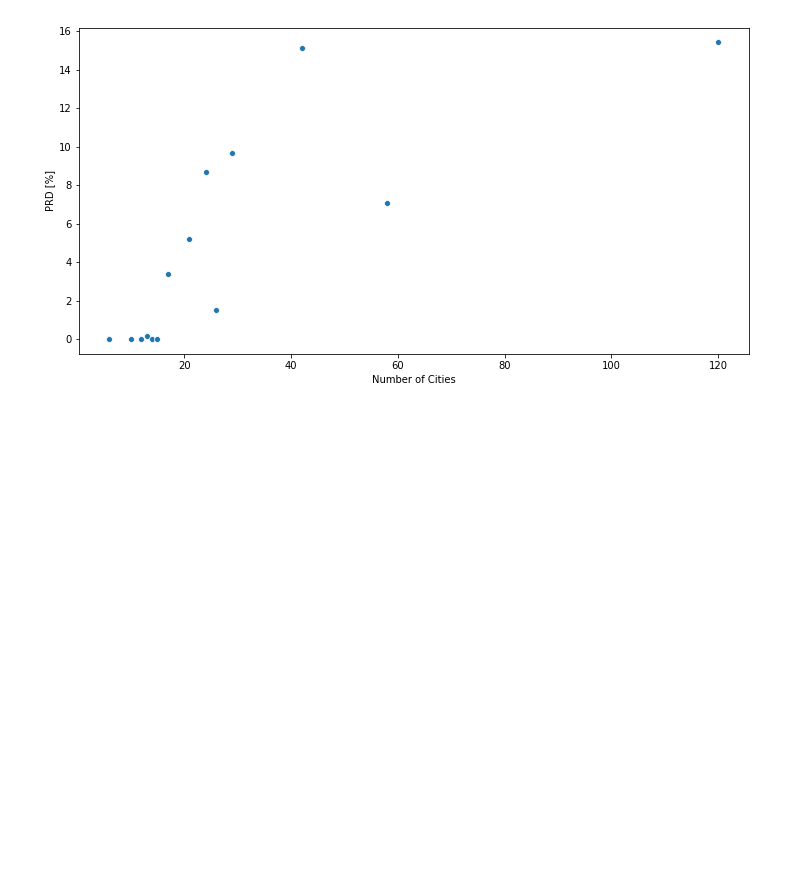
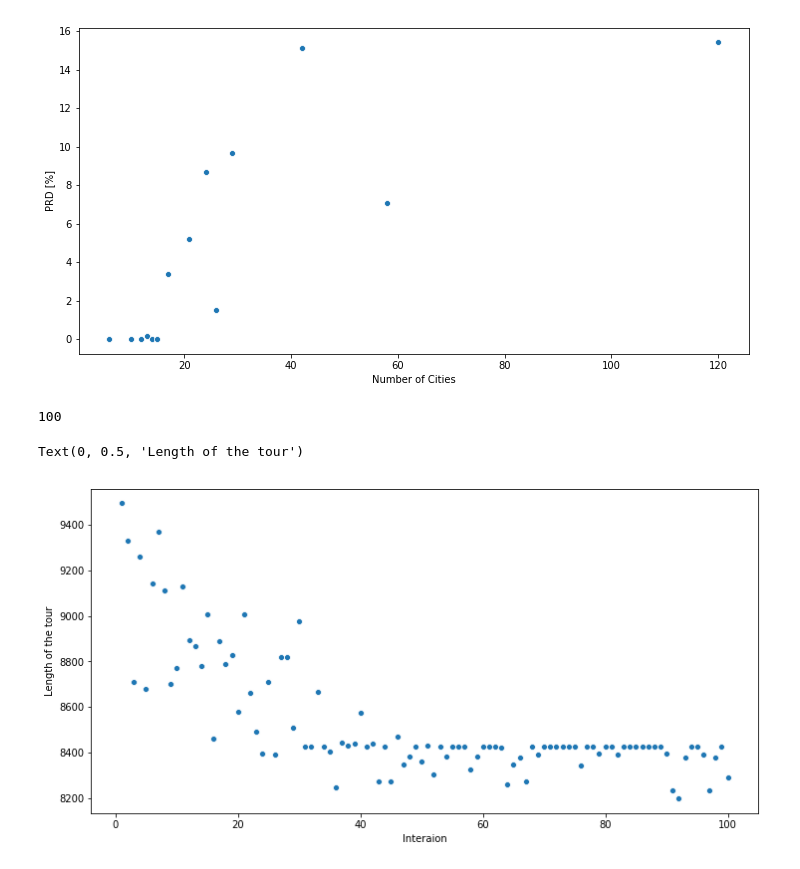
Before and after one commit to MikitaChabatarovich/pea, a Jupyter notebook: ant_colony_test.ipynb, the cells around one changed output. Saved outputs shown, nothing was run; the diff lists cells and outputs as text; code cells hidden in the pictures; blank space fills up the shorter version.

```diff
--- a/ant_colony_test.ipynb
+++ b/ant_colony_test.ipynb
@@ -233,3 +235,17 @@ plt.ylabel("PRD [%]")
 # %% [output]
 Text(0, 0.5, 'PRD [%]')
 [figure]
+# %%
+with open('ant_colony.txt', 'r') as f:
+        len_timeline = [int(length.split('.')[0]) for length in f.readlines()]
+len(len_timeline)
+# %% [output]
+100
+# %%
+plt.figure(figsize=(12,6))
+sns.scatterplot(x = list(range(1,101)),  y=len_timeline)
+plt.xlabel('Interaion')
+plt.ylabel('Length of the tour')
+# %% [output]
+Text(0, 0.5, 'Length of the tour')
+[figure, added]
```
Also changed, not shown: parts of 1 cell of this notebook, 2 other files.
